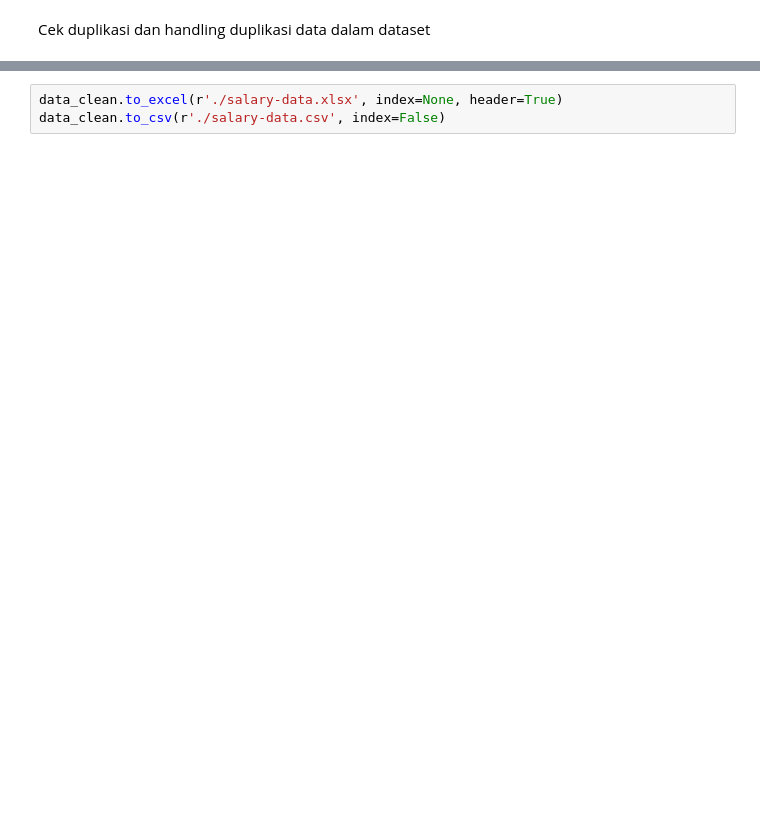
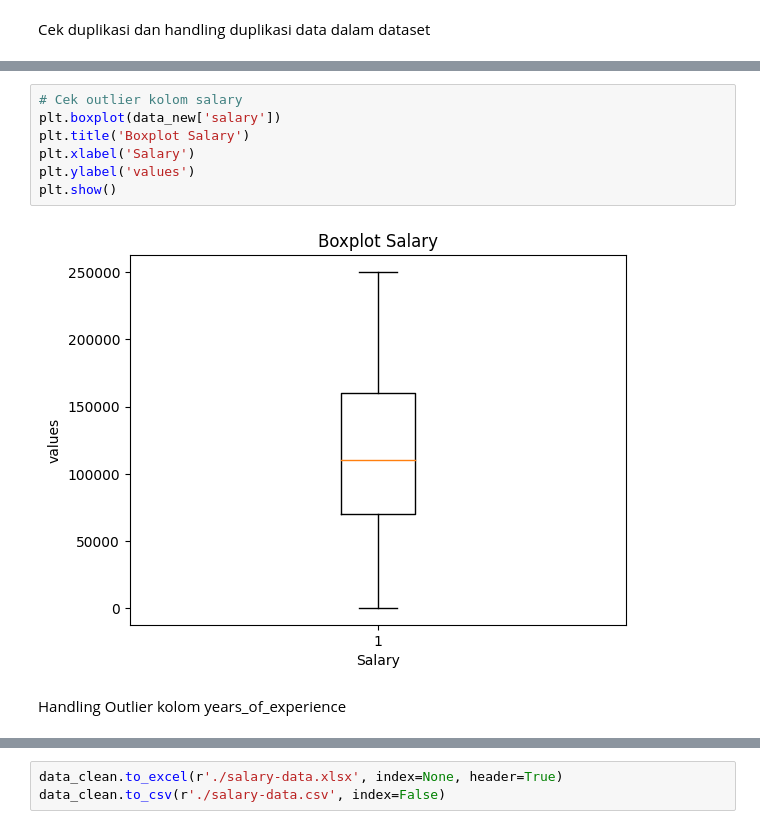
Before and after one commit to jawahirulfn/UAS-Visualisasi_Data, a Jupyter notebook: clean_data/dataclean.ipynb, the cells around one changed output, grey strips where cells are left out. Cells and saved outputs as stored; diff of their text form; blank space fills up the shorter version.

```diff
--- a/clean_data/dataclean.ipynb
+++ b/clean_data/dataclean.ipynb
@@ -143,0 +179,11 @@ data_clean.drop_duplicates(inplace=True)
+# %%
+# Cek outlier kolom salary
+plt.boxplot(data_new['salary'])
+plt.title('Boxplot Salary')
+plt.xlabel('Salary')
+plt.ylabel('values')
+plt.show()
+# %% [output]
+[figure, added]
+# %% [markdown]
+Handling Outlier kolom years_of_experience
```
Also changed, not shown: parts of 17 cells of this notebook, 5 other files.
